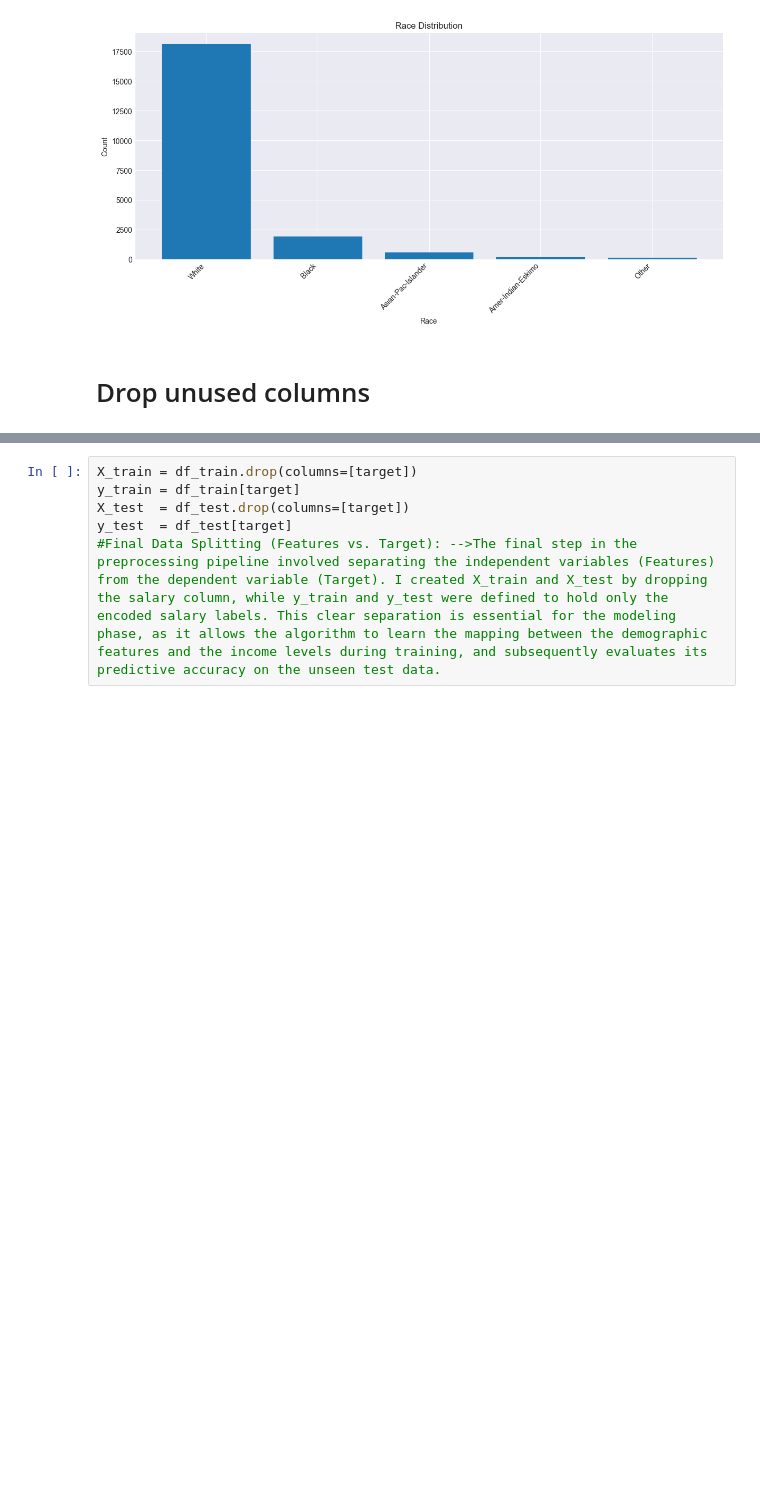
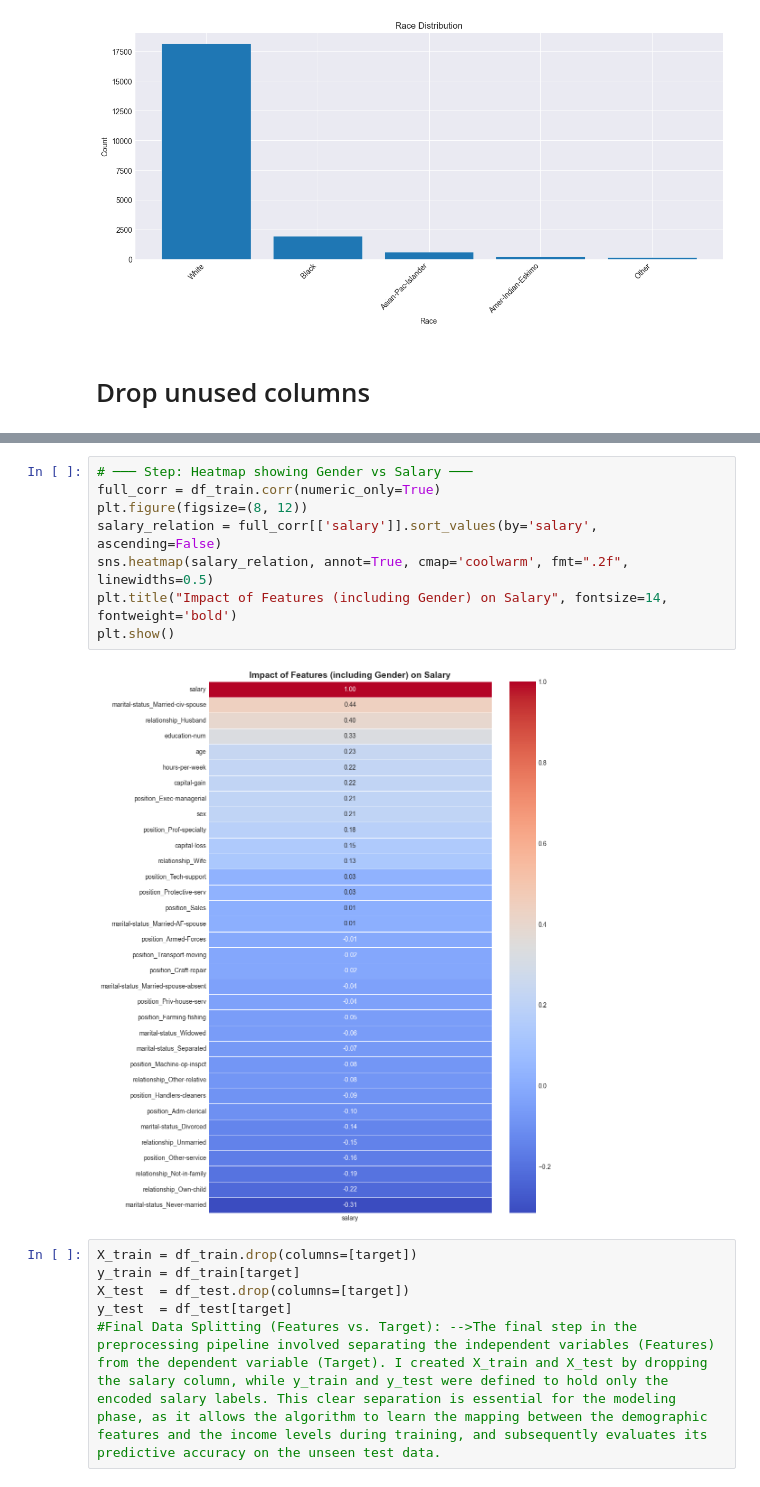
Before and after one commit to AhmedWaelRocket/CodeFather, a Jupyter notebook: CodeFatherrrrrrrrrrr.ipynb, the cells around one changed output, grey strips where cells are left out. Drawn from its saved outputs; the diff is of its cells as text; blank space fills up the shorter version.

```diff
--- a/CodeFatherrrrrrrrrrr.ipynb
+++ b/CodeFatherrrrrrrrrrr.ipynb
@@ -162,3 +184,13 @@ df_test    = combined.iloc[train_size:]
+# %%
+# ─── Step: Heatmap showing Gender vs Salary ───
+full_corr = df_train.corr(numeric_only=True)
+plt.figure(figsize=(8, 12))
+salary_relation = full_corr[['salary']].sort_values(by='salary', ascending=False)
+sns.heatmap(salary_relation, annot=True, cmap='coolwarm', fmt=".2f", linewidths=0.5)
+plt.title("Impact of Features (including Gender) on Salary", fontsize=14, fontweight='bold')
+plt.show()
+# %% [output]
+[figure, added]
 # %%
 X_train = df_train.drop(columns=[target])
 y_train = df_train[target]
```
Also changed, not shown: parts of 13 cells of this notebook.
